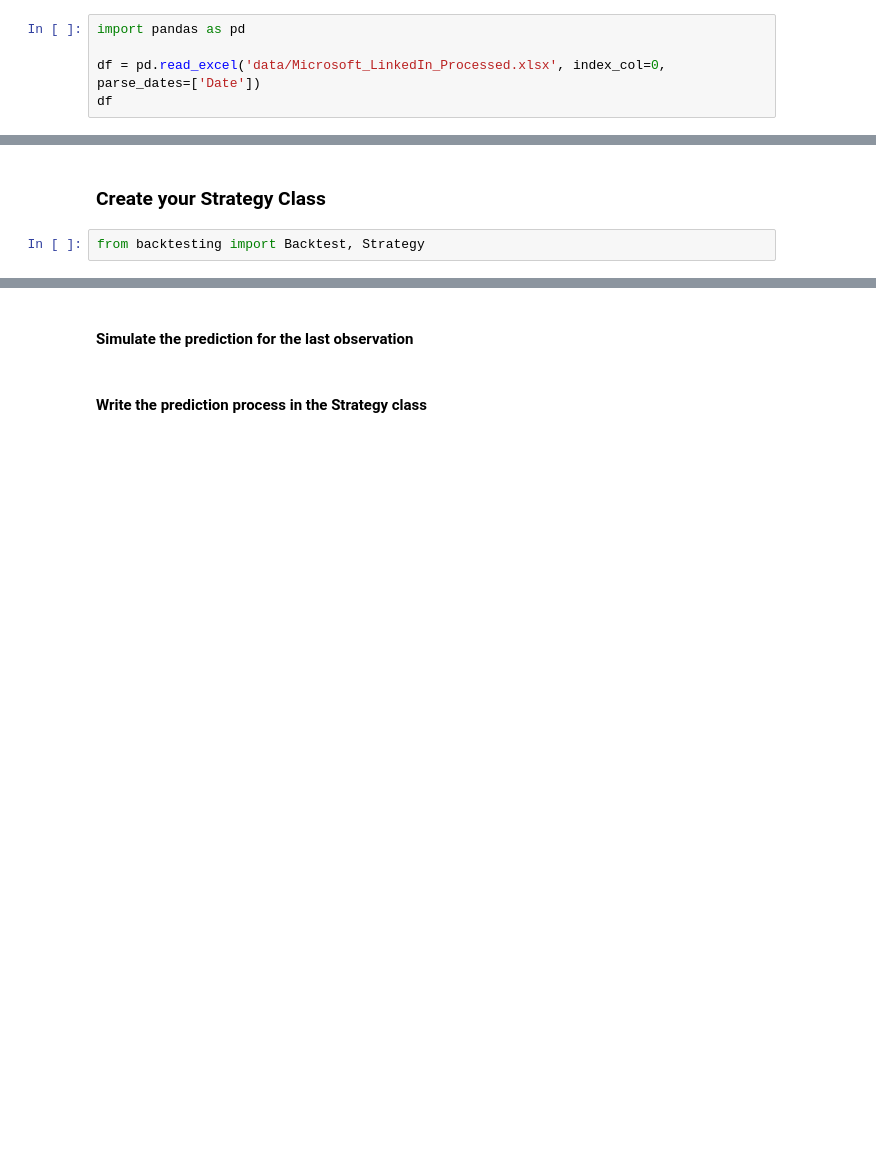
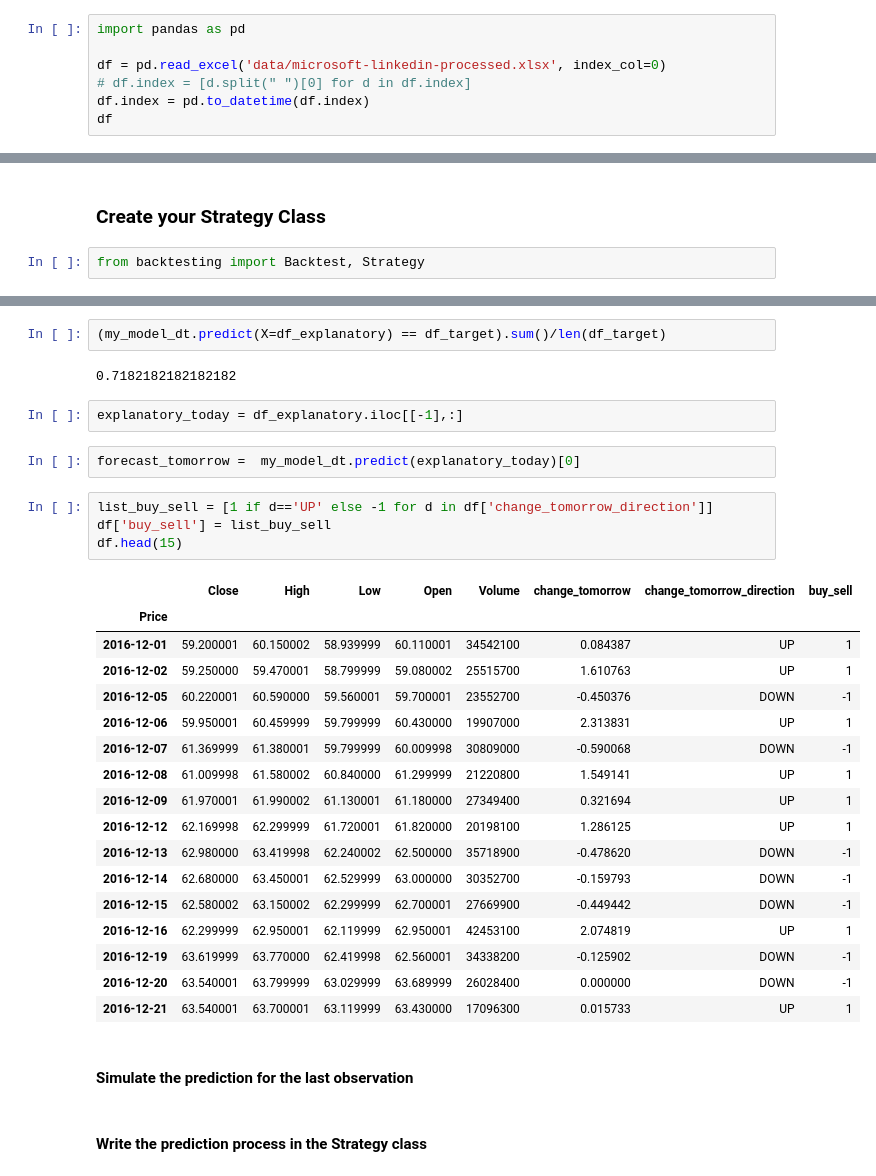
Before and after one commit to rniggebrugge/python-training, a Jupyter notebook: notebooks-course/03A_Backtesting ML Classification-Based.ipynb, the cells around one changed output, grey strips where cells are left out. Cells and saved outputs as stored; diff of their text form; blank space fills up the shorter version.

Commit message:
continuing, experimenting with backtesting and different models

```diff
--- a/notebooks-course/03A_Backtesting ML Classification-Based.ipynb
+++ b/notebooks-course/03A_Backtesting ML Classification-Based.ipynb
@@ -23,5 +23,7 @@ DecisionTreeClassifier(max_depth=15)
 # %%
 import pandas as pd
 
-df = pd.read_excel('data/Microsoft_LinkedIn_Processed.xlsx', index_col=0, parse_dates=['Date'])
+df = pd.read_excel('data/microsoft-linkedin-processed.xlsx', index_col=0)
+# df.index = [d.split(" ")[0] for d in df.index]
+df.index = pd.to_datetime(df.index)
 df
@@ -36,3 +70,33 @@ Backtest(???)
+# %%
+(my_model_dt.predict(X=df_explanatory) == df_target).sum()/len(df_target)
+# %% [output]
+0.7182182182182182
+# %%
+explanatory_today = df_explanatory.iloc[[-1],:]
+# %%
+forecast_tomorrow =  my_model_dt.predict(explanatory_today)[0]
+# %%
+list_buy_sell = [1 if d=='UP' else -1 for d in df['change_tomorrow_direction']]
+df['buy_sell'] = list_buy_sell
+df.head(15)
+# %% [output]
+|  | Close | High | Low | Open | Volume | change_tomorrow | change_tomorrow_direction | buy_sell |
+| Price |  |  |  |  |  |  |  |  |
+| 2016-12-01 | 59.200001 | 60.150002 | 58.939999 | 60.110001 | 34542100 | 0.084387 | UP | 1 |
+| 2016-12-02 | 59.250000 | 59.470001 | 58.799999 | 59.080002 | 25515700 | 1.610763 | UP | 1 |
+| 2016-12-05 | 60.220001 | 60.590000 | 59.560001 | 59.700001 | 23552700 | -0.450376 | DOWN | -1 |
+| 2016-12-06 | 59.950001 | 60.459999 | 59.799999 | 60.430000 | 19907000 | 2.313831 | UP | 1 |
+| 2016-12-07 | 61.369999 | 61.380001 | 59.799999 | 60.009998 | 30809000 | -0.590068 | DOWN | -1 |
+| 2016-12-08 | 61.009998 | 61.580002 | 60.840000 | 61.299999 | 21220800 | 1.549141 | UP | 1 |
+| 2016-12-09 | 61.970001 | 61.990002 | 61.130001 | 61.180000 | 27349400 | 0.321694 | UP | 1 |
+| 2016-12-12 | 62.169998 | 62.299999 | 61.720001 | 61.820000 | 20198100 | 1.286125 | UP | 1 |
+| 2016-12-13 | 62.980000 | 63.419998 | 62.240002 | 62.500000 | 35718900 | -0.478620 | DOWN | -1 |
+| 2016-12-14 | 62.680000 | 63.450001 | 62.529999 | 63.000000 | 30352700 | -0.159793 | DOWN | -1 |
+| 2016-12-15 | 62.580002 | 63.150002 | 62.299999 | 62.700001 | 27669900 | -0.449442 | DOWN | -1 |
+| 2016-12-16 | 62.299999 | 62.950001 | 62.119999 | 62.950001 | 42453100 | 2.074819 | UP | 1 |
+| 2016-12-19 | 63.619999 | 63.770000 | 62.419998 | 62.560001 | 34338200 | -0.125902 | DOWN | -1 |
+| 2016-12-20 | 63.540001 | 63.799999 | 63.029999 | 63.689999 | 26028400 | 0.000000 | DOWN | -1 |
+| 2016-12-21 | 63.540001 | 63.700001 | 63.119999 | 63.430000 | 17096300 | 0.015733 | UP | 1 |
 # %% [markdown]
 #### Simulate the prediction for the last observation
 # %% [markdown]
```
Also changed, not shown: parts of 10 cells of this notebook, 13 other files.
